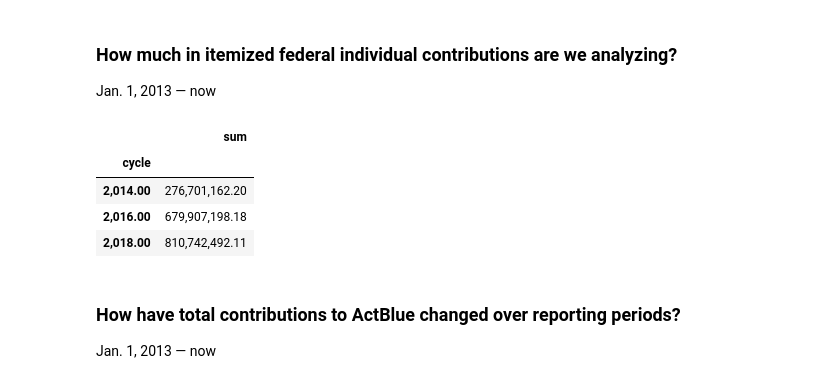
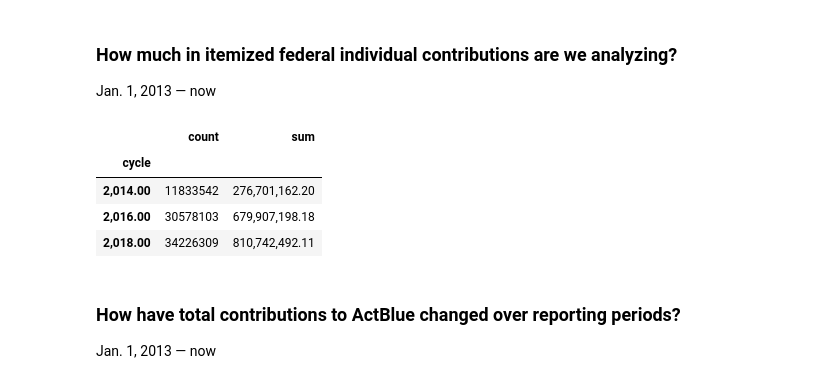
Before and after one commit to PublicI/actblue-analysis, a Jupyter notebook: analysis.ipynb, the cells around one changed output. Saved outputs shown, nothing was run; the diff lists cells and outputs as text; code cells hidden in the pictures.

```diff
--- a/analysis.ipynb
+++ b/analysis.ipynb
@@ -339,39 +339,39 @@ actblue_contrib_count_by_year = read_or_save(
                           cand_office_st,
                           cand_office
        FROM fec_candidates
        ORDER BY cand_pcc,
                 cand_election_yr::int DESC) AS cand_comms
     ON cand_comms.cand_pcc = beneficiary_committee_fec_id;
 
     -- CREATE INDEX ON actblue_contribs ()
 
     GRANT ALL ON TABLE actblue_contribs TO redash_default;
     GRANT ALL ON TABLE actblue_contribs TO politics;
 
     ANALYZE actblue_contribs;
 
     SELECT extract(YEAR
                    FROM contribution_date) AS YEAR,
            count(*),
            sum(contribution_amount)
     FROM actblue_contribs
     GROUP BY extract(YEAR
                      FROM contribution_date);
     """, con=conn)
 )
 
 actblue_contrib_count_by_year['cycle'] = actblue_contrib_count_by_year[~actblue_contrib_count_by_year['year'].isna()]['year'].apply(cycle)
 
 actblue_contrib_count_by_year = pd.DataFrame(
-    actblue_contrib_count_by_year.groupby(actblue_contrib_count_by_year['cycle'])['sum'].sum()
+    actblue_contrib_count_by_year.groupby(actblue_contrib_count_by_year['cycle'])['count','sum'].sum()
 )
 actblue_contrib_count_by_year
 # %% [output]
-|  | sum |
-| cycle |  |
-| 2,014.00 | 276,701,162.20 |
-| 2,016.00 | 679,907,198.18 |
-| 2,018.00 | 810,742,492.11 |
+|  | count | sum |
+| cycle |  |  |
+| 2,014.00 | 11833542 | 276,701,162.20 |
+| 2,016.00 | 30578103 | 679,907,198.18 |
+| 2,018.00 | 34226309 | 810,742,492.11 |
 # %% [markdown]
 ### How have total contributions to ActBlue changed over reporting periods?
 Jan. 1, 2013 — now
```
Also changed, not shown: parts of 6 cells of this notebook, 1 other file.
